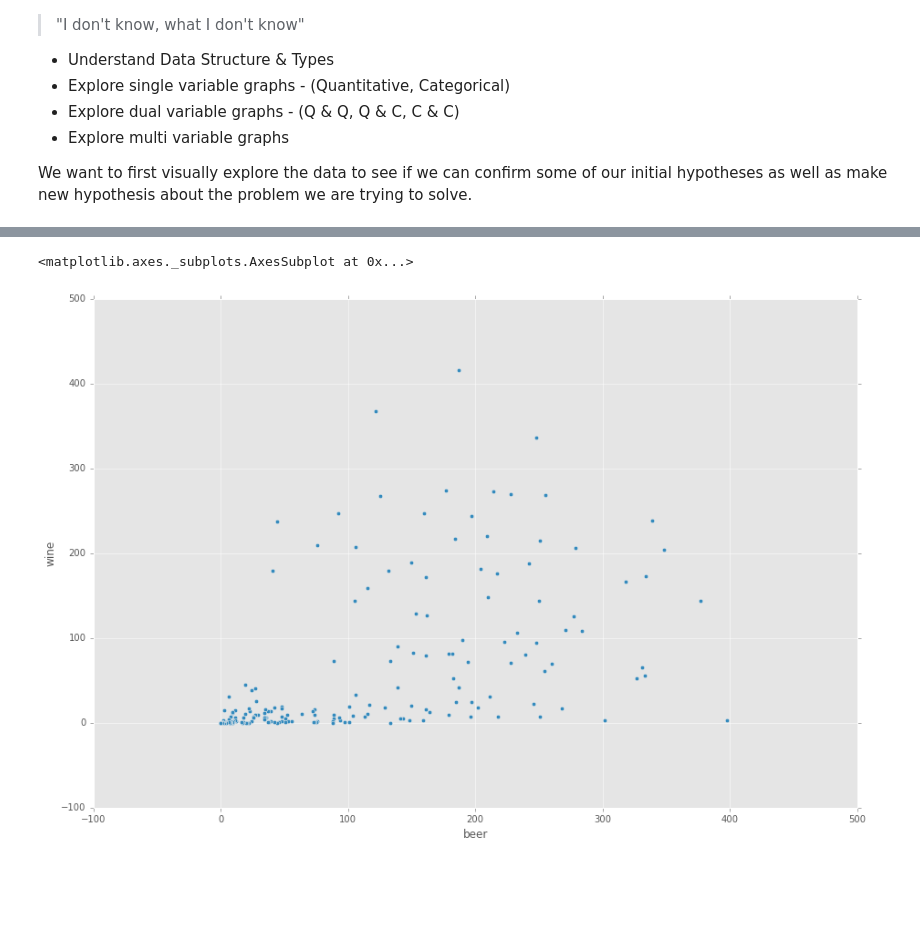
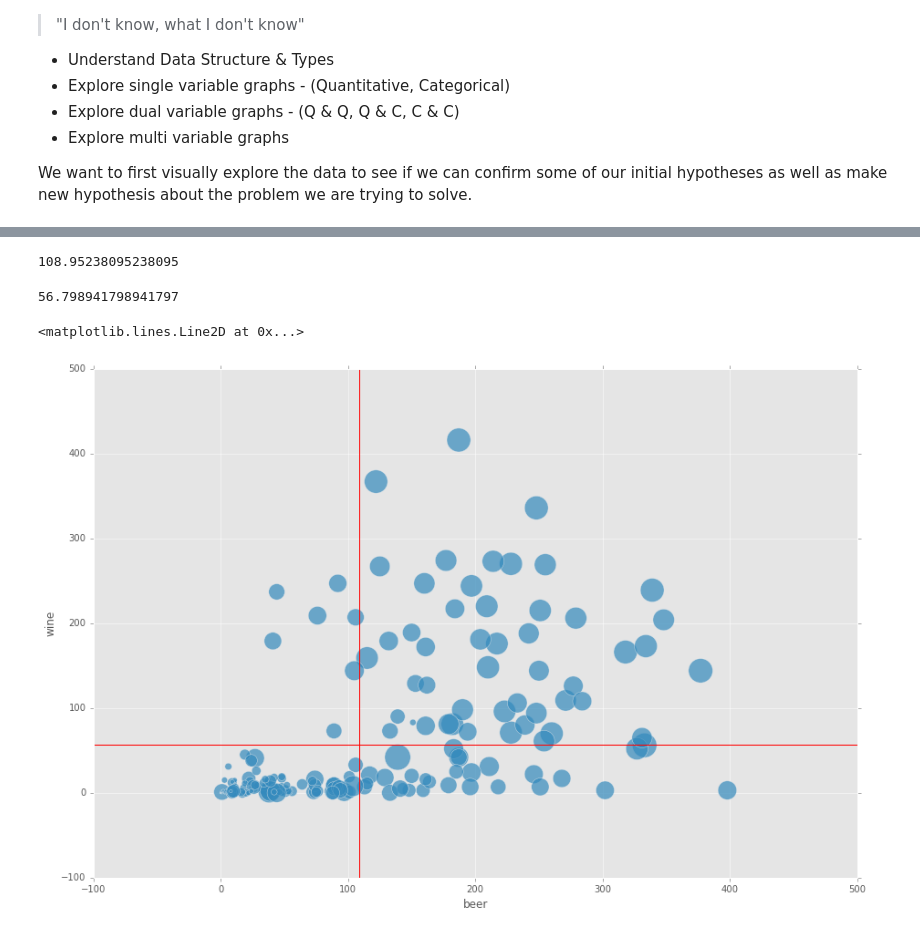
Before and after one commit to amitkaps/DataSciencePython, a Jupyter notebook: drinks.ipynb, the cells around one changed output, grey strips where cells are left out. Saved outputs shown, nothing was run; the diff lists cells and outputs as text; code cells hidden in the pictures; blank space fills up the shorter version.

```diff
--- a/drinks.ipynb
+++ b/drinks.ipynb
@@ -495,7 +518,7 @@ plt.style.use('ggplot')
 plt.rcParams['figure.figsize'] = (15, 10)
 # %%
 # Sort them on Beer values
-df2010Serving.sort_values(by = "beer", ascending = False, inplace=True)
+df2010Serving.sort_values(by = "spirits", ascending = False, inplace=True)
 # %%
 df2010Serving.head(10)
 # %% [output]
@@ -519,5 +645,17 @@ df2010Serving.head(10).plot(kind ="barh", x = 'country', y = 'beer')
+# %%
+beerMean = df2010Serving.beer.mean()
+beerMean
+# %% [output]
+108.95238095238095
+# %%
+wineMean = df2010Serving.wine.mean()
+wineMean
+# %% [output]
+56.798941798941797
 # %%
-df2010Serving.plot(kind = "scatter", x ="beer", y= "wine")
+df2010Serving.plot(kind = "scatter", x ="beer", y= "wine", s = df2010Serving['all'], alpha = 0.7)
+plt.axvline(beerMean, color='r')
+plt.axhline(wineMean, color='r')
 # %% [output]
-<matplotlib.axes._subplots.AxesSubplot at 0x...>
+<matplotlib.lines.Line2D at 0x...>
-[figure, old version]
+[figure, new version]
```
Also changed, not shown: parts of 24 cells of this notebook.
